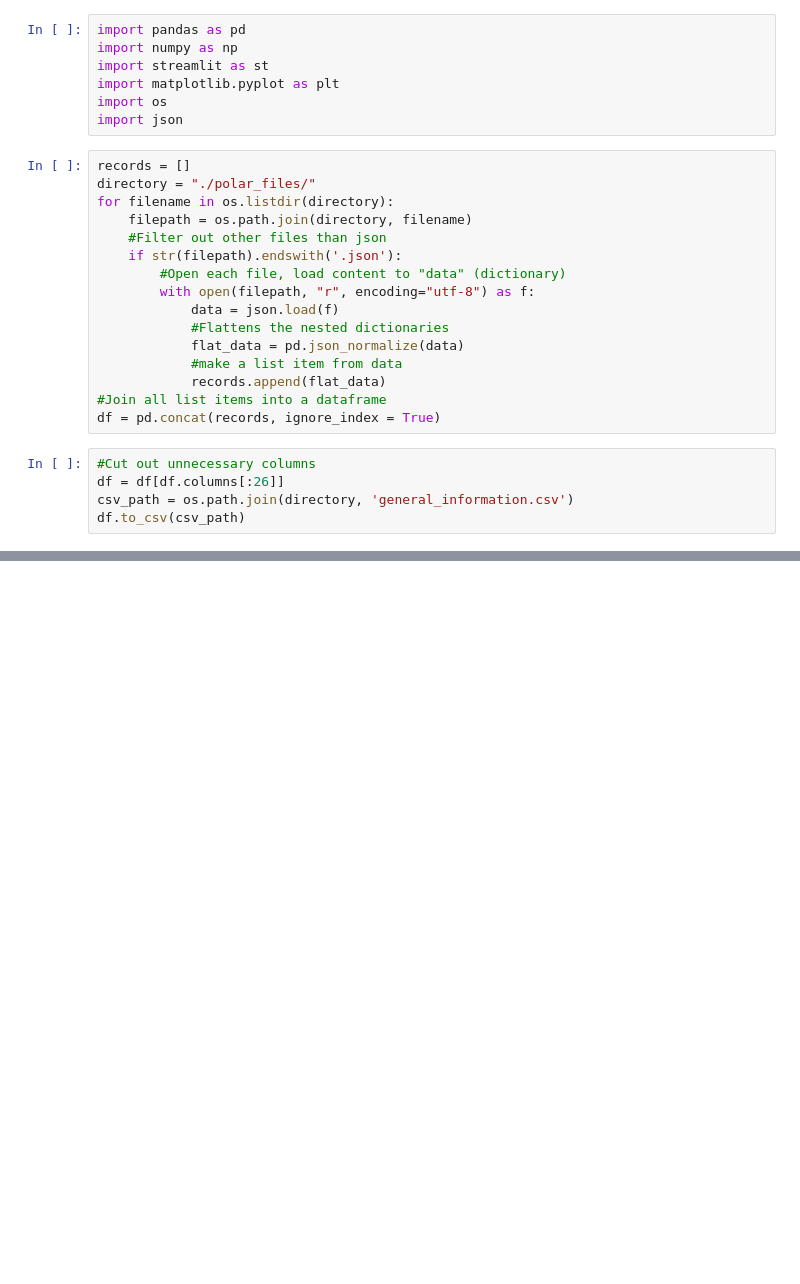
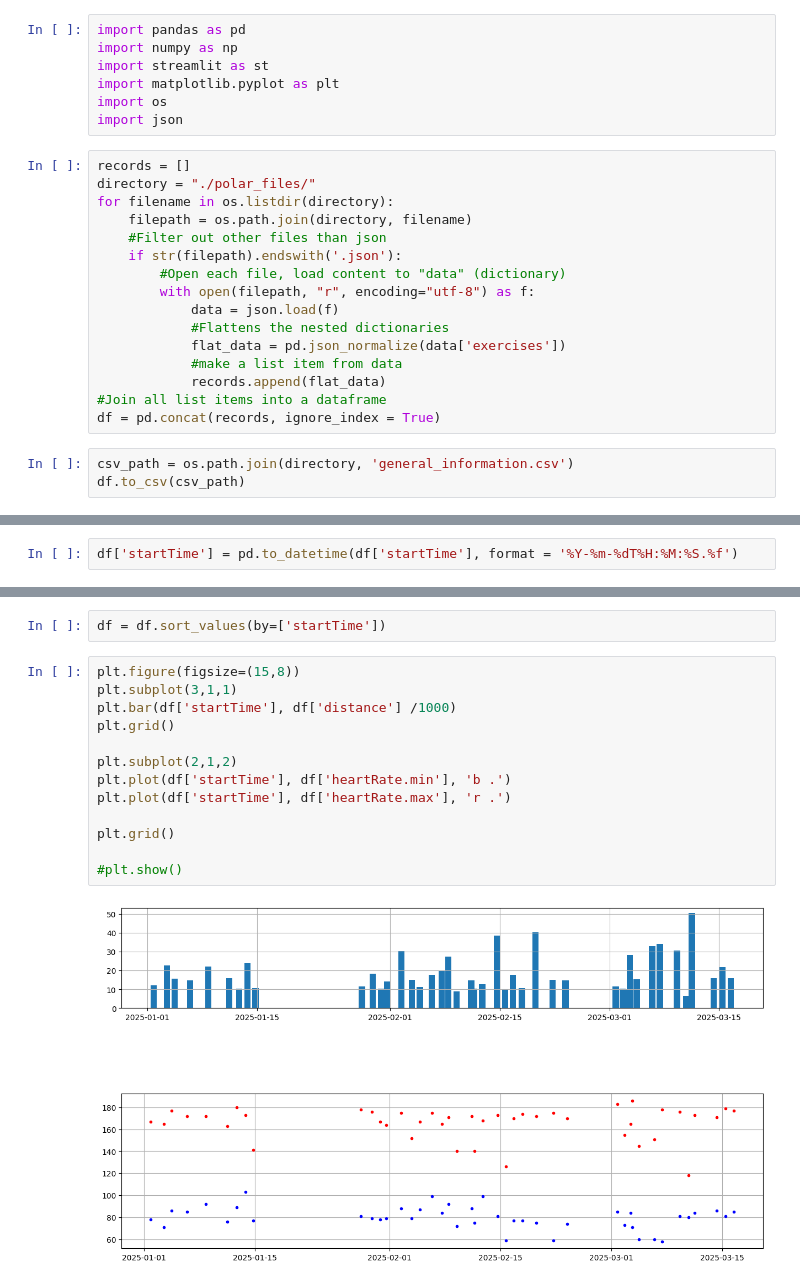
Before and after one commit to setuukka/data_engineering, a Jupyter notebook: exc_10_own.ipynb, the cells around one changed output, grey strips where cells are left out. Cells and saved outputs as stored; diff of their text form; blank space fills up the shorter version.

```diff
--- a/exc_10_own.ipynb
+++ b/exc_10_own.ipynb
@@ -16,14 +16,12 @@ for filename in os.listdir(directory):
         with open(filepath, "r", encoding="utf-8") as f:
             data = json.load(f)
             #Flattens the nested dictionaries
-            flat_data = pd.json_normalize(data)
+            flat_data = pd.json_normalize(data['exercises'])
             #make a list item from data
             records.append(flat_data)
 #Join all list items into a dataframe
 df = pd.concat(records, ignore_index = True)
 # %%
-#Cut out unnecessary columns
-df = df[df.columns[:26]]
 csv_path = os.path.join(directory, 'general_information.csv')
 df.to_csv(csv_path)
 # %%
@@ -49,0 +51,2 @@ DeltaGenerator()
+# %%
+df['startTime'] = pd.to_datetime(df['startTime'], format = '%Y-%m-%dT%H:%M:%S.%f')
@@ -49,0 +73,17 @@ DeltaGenerator()
+# %%
+df = df.sort_values(by=['startTime'])
+# %%
+plt.figure(figsize=(15,8))
+plt.subplot(3,1,1)
+plt.bar(df['startTime'], df['distance'] /1000)
+plt.grid()
+
+plt.subplot(2,1,2)
+plt.plot(df['startTime'], df['heartRate.min'], 'b .')
+plt.plot(df['startTime'], df['heartRate.max'], 'r .')
+
+plt.grid()
+
+#plt.show()
+# %% [output]
+[figure, added]
```
Also changed, not shown: parts of 4 cells of this notebook, 5 other files.
